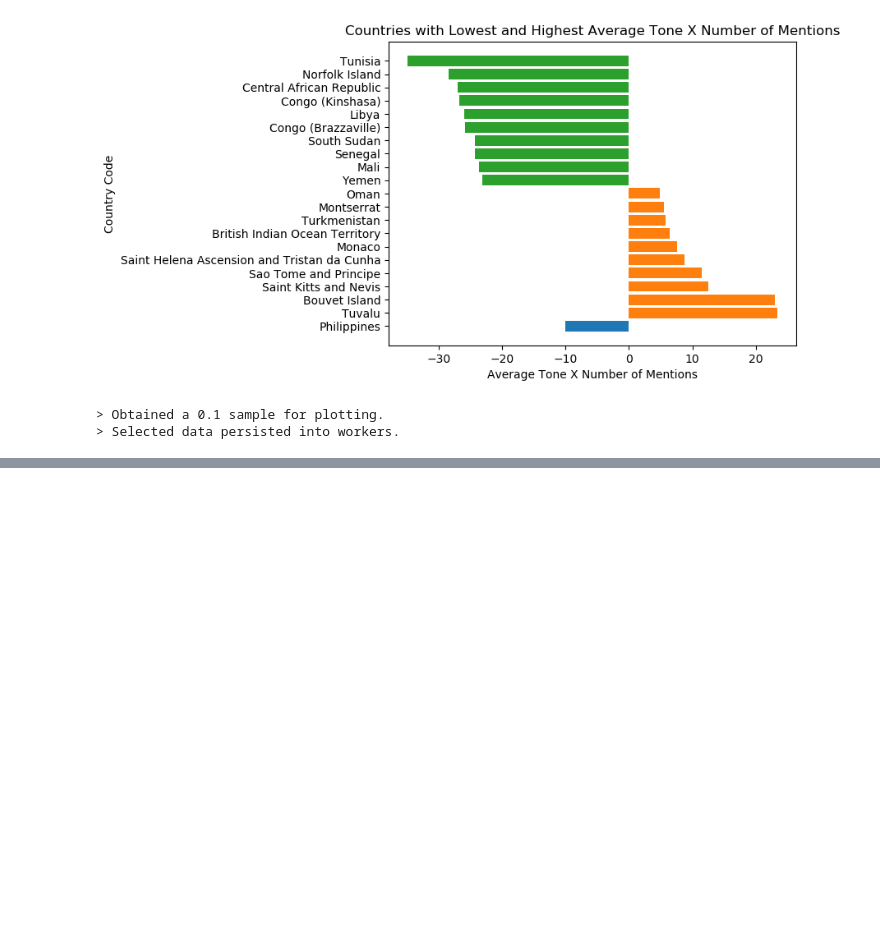
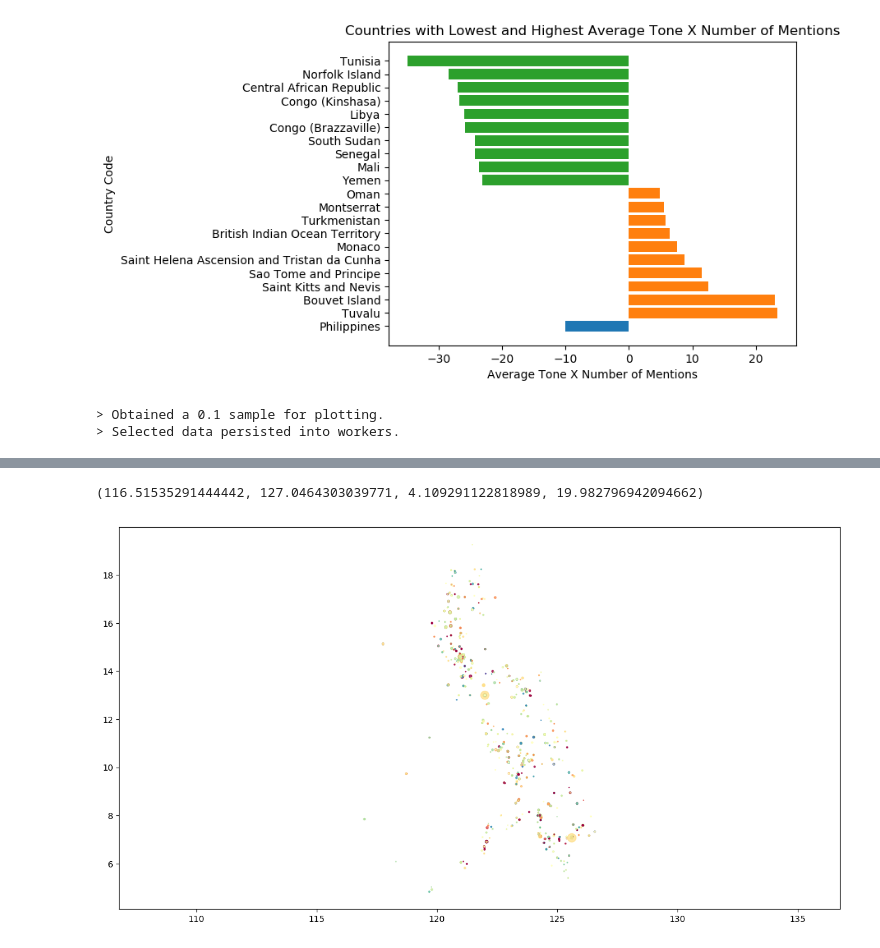
Before and after one commit to PrinceJavier/gdelt_analysis, a Jupyter notebook: GDELT_analysis.ipynb, the cells around one changed output, grey strips where cells are left out. Saved outputs shown, nothing was run; the diff lists cells and outputs as text; code cells hidden in the pictures; blank space fills up the shorter version.

Commit message:
ran and visualized charts

```diff
--- a/GDELT_analysis.ipynb
+++ b/GDELT_analysis.ipynb
@@ -650,10 +657,13 @@ print("> Coordinates and other valuable data to be visualized pesisted successfu
 # %%
 # Goldstein values vs Latitude and Longitude
 # Color is goldstein while size is importance (num_mentions)
 plt.style.use('default')
 f, ax = plt.subplots(figsize=(15,8))
-ax.scatter(x, y, c=goldstein, marker='o', s=num_mentions/2, cmap='Spectral')
+ax.scatter(x, y, c=goldstein, marker='o', s=num_mentions/2, cmap='Spectral', alpha=0.75)
 plt.axis('equal')
+# %% [output]
+(116.51535291444442, 127.0464303039771, 4.109291122818989, 19.982796942094662)
+[figure, added]
 # %%
 # AvgTone values vs Latitude and Longitude
 # Color is goldstein while size is importance (num_mentions)
```
Also changed, not shown: parts of 5 cells of this notebook.
